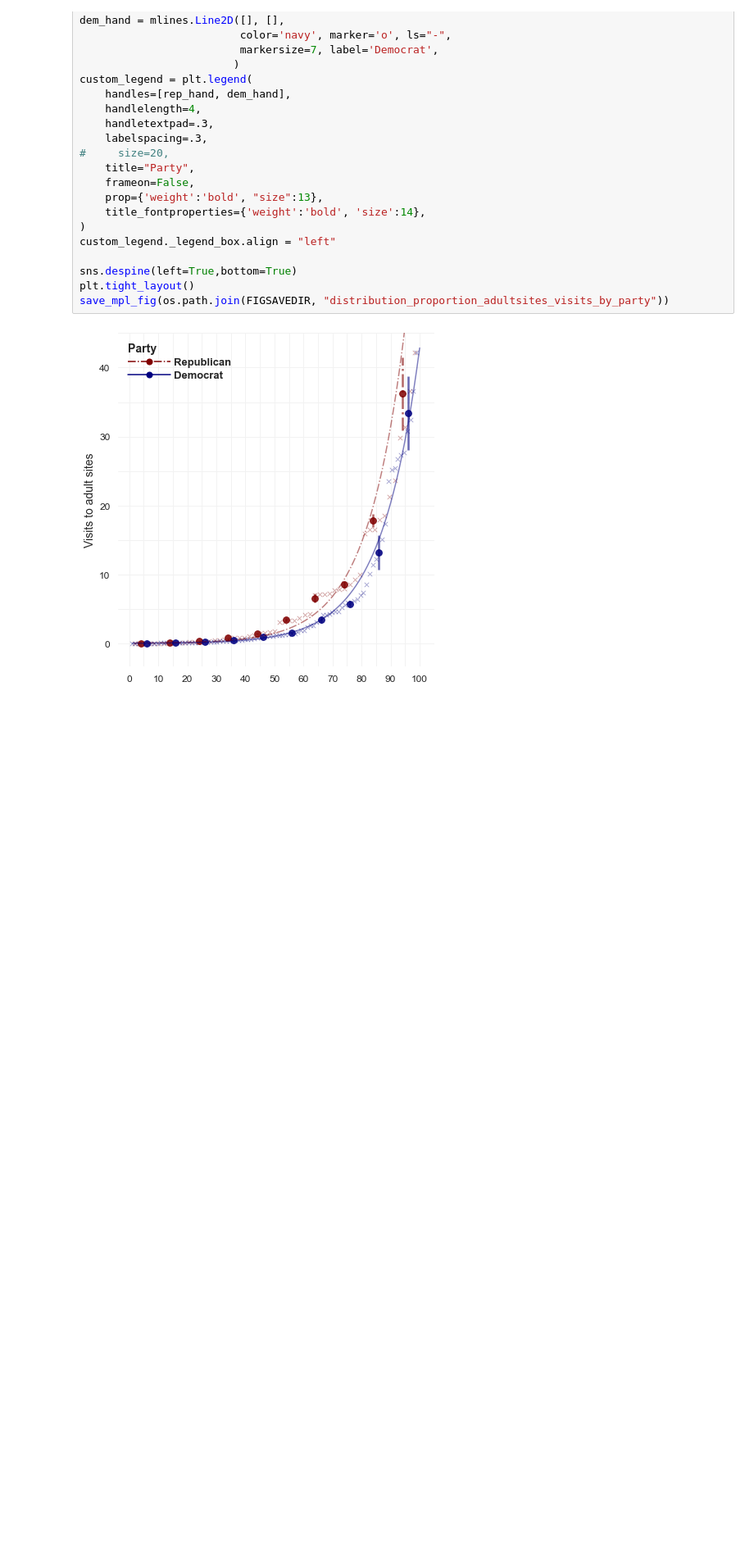
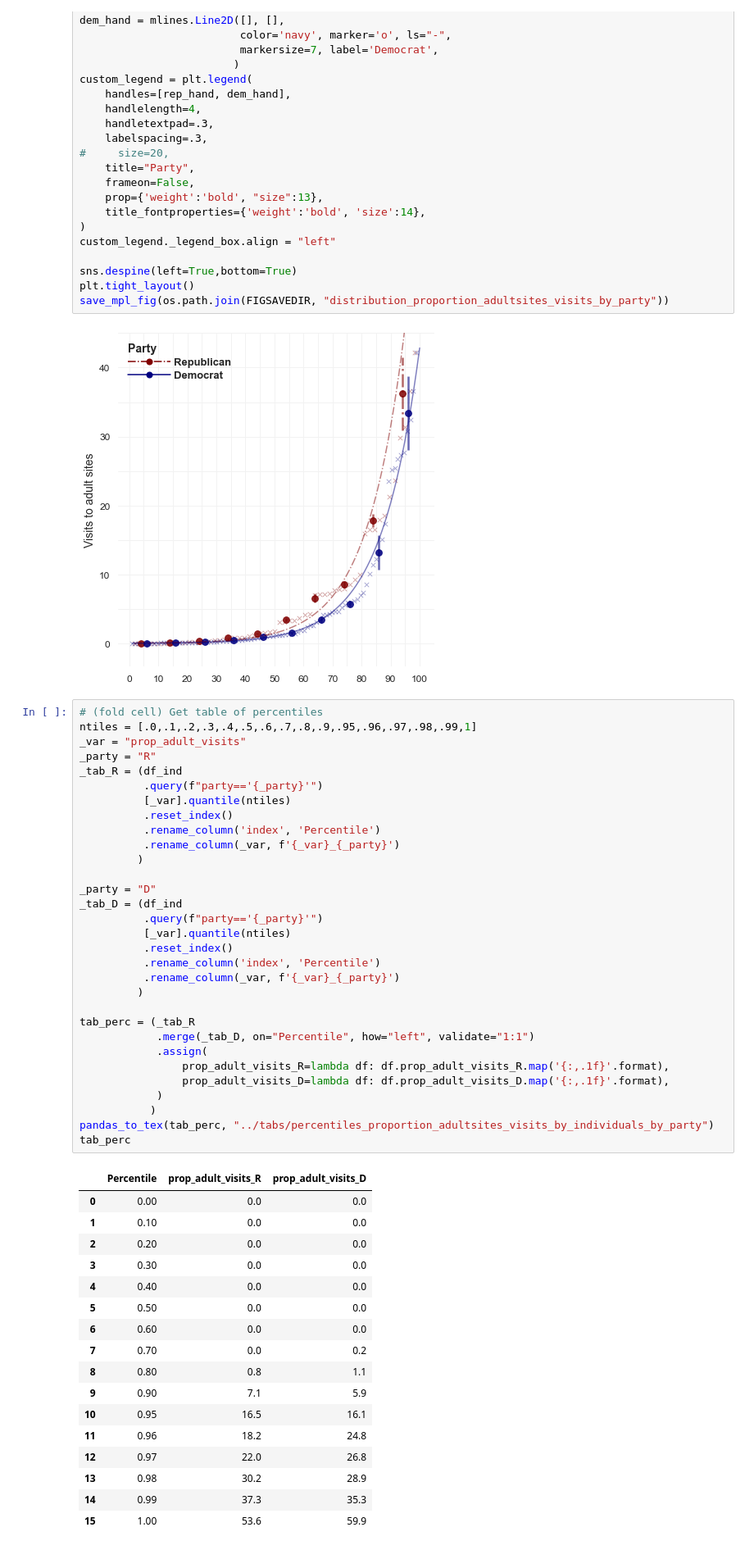
Before and after one commit to soodoku/adult, a Jupyter notebook: scripts/visits_to_adultsites.ipynb, the cells around one changed output. Shown at 82% size. Drawn from its saved outputs; the diff is of its cells as text; blank space fills up the shorter version.

```diff
--- a/scripts/visits_to_adultsites.ipynb
+++ b/scripts/visits_to_adultsites.ipynb
@@ -669,3 +714,52 @@ plt.tight_layout()
 save_mpl_fig(os.path.join(FIGSAVEDIR, "distribution_proportion_adultsites_visits_by_party"))
 # %% [output]
 [figure]
+# %%
+# (fold cell) Get table of percentiles
+ntiles = [.0,.1,.2,.3,.4,.5,.6,.7,.8,.9,.95,.96,.97,.98,.99,1]
+_var = "prop_adult_visits"
+_party = "R"
+_tab_R = (df_ind
+          .query(f"party=='{_party}'")
+          [_var].quantile(ntiles)
+          .reset_index()
+          .rename_column('index', 'Percentile')
+          .rename_column(_var, f'{_var}_{_party}')
+         )
+
+_party = "D"
+_tab_D = (df_ind
+          .query(f"party=='{_party}'")
+          [_var].quantile(ntiles)
+          .reset_index()
+          .rename_column('index', 'Percentile')
+          .rename_column(_var, f'{_var}_{_party}')
+         )
+
+tab_perc = (_tab_R
+            .merge(_tab_D, on="Percentile", how="left", validate="1:1")
+            .assign(
+                prop_adult_visits_R=lambda df: df.prop_adult_visits_R.map('{:,.1f}'.format),
+                prop_adult_visits_D=lambda df: df.prop_adult_visits_D.map('{:,.1f}'.format),
+            )
+           )
+pandas_to_tex(tab_perc, "../tabs/percentiles_proportion_adultsites_visits_by_individuals_by_party")
+tab_perc
+# %% [output]
+|  | Percentile | prop_adult_visits_R | prop_adult_visits_D |
+| 0 | 0.00 | 0.0 | 0.0 |
+| 1 | 0.10 | 0.0 | 0.0 |
+| 2 | 0.20 | 0.0 | 0.0 |
+| 3 | 0.30 | 0.0 | 0.0 |
+| 4 | 0.40 | 0.0 | 0.0 |
+| 5 | 0.50 | 0.0 | 0.0 |
+| 6 | 0.60 | 0.0 | 0.0 |
+| 7 | 0.70 | 0.0 | 0.2 |
+| 8 | 0.80 | 0.8 | 1.1 |
+| 9 | 0.90 | 7.1 | 5.9 |
+| 10 | 0.95 | 16.5 | 16.1 |
+| 11 | 0.96 | 18.2 | 24.8 |
+| 12 | 0.97 | 22.0 | 26.8 |
+| 13 | 0.98 | 30.2 | 28.9 |
+| 14 | 0.99 | 37.3 | 35.3 |
+| 15 | 1.00 | 53.6 | 59.9 |
```
Also changed, not shown: parts of 5 cells of this notebook, 6 other files.
